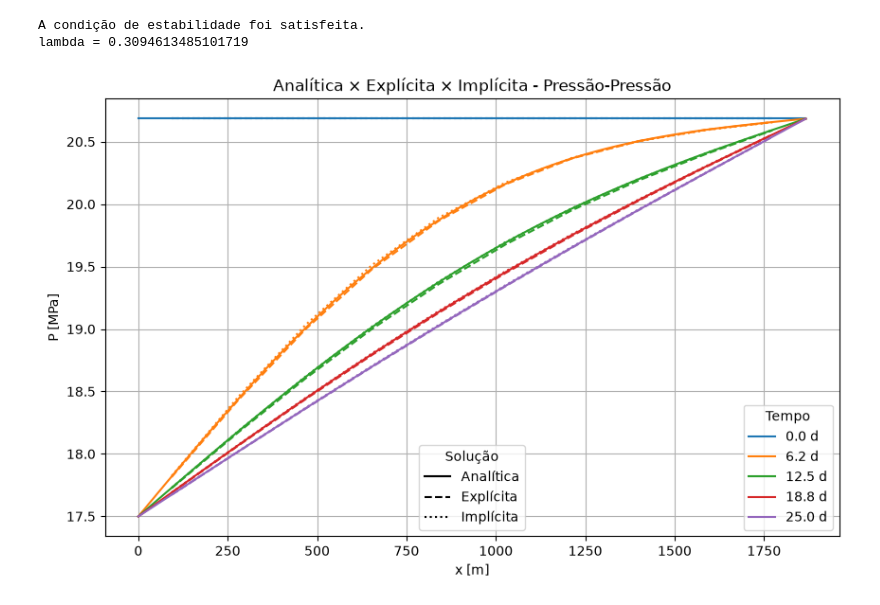
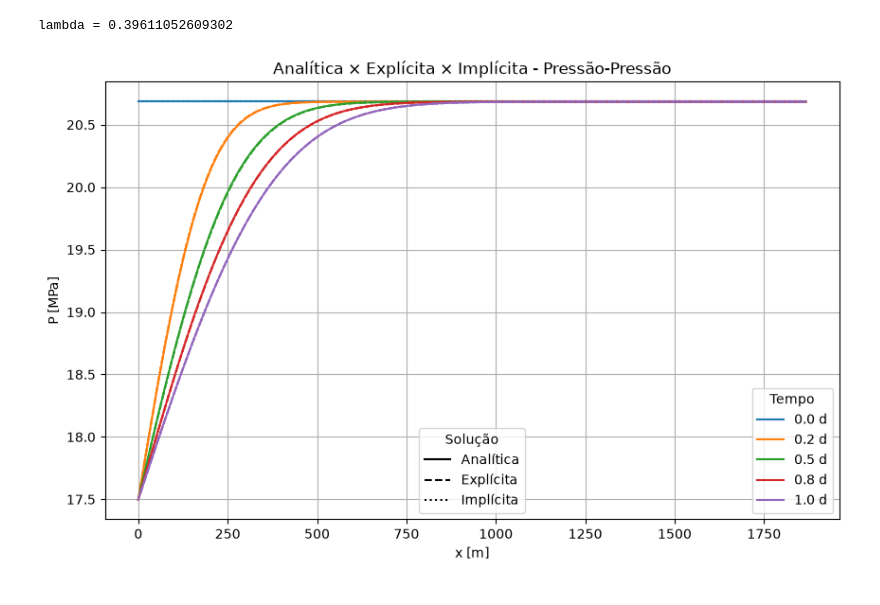
Before and after one commit to JoaoVassalo/SimRes, a Jupyter notebook: results/mdf.PP.ipynb, the cells around one changed output. Saved outputs shown, nothing was run; the diff lists cells and outputs as text; code cells hidden in the pictures.

```diff
--- a/results/mdf.PP.ipynb
+++ b/results/mdf.PP.ipynb
@@ -20,7 +20,7 @@ phi = 0.22
 ct = 3.046e-9
 mu = 1.0e-3
 
-t_d = 25                  # tempo final [dias]
+t_d = 1                  # tempo final [dias]
 t_final = t_d * 86400     # tempo final [s]
 
 n_modos = 100
@@ -36,8 +36,8 @@ x_an, t_an, X, T, P_an = linear_trans_1d_PP(p0, Pw, L, k, phi, ct, mu, t_final,
 
 # malha numérica
 
-nx = 10
-nt = 100
+nx = 160
+nt = 800
 
 
 # solução explícita
@@ -87,34 +87,33 @@ plt.xlabel("x [m]")
 plt.ylabel("P [MPa]")
 plt.title("Analítica × Explícita × Implícita - Pressão-Pressão")
 plt.grid()
 
 
 # legenda dos tempos
 
 linhas_tempo = []
 
 for tempo, cor in zip(tempos_escolhidos, cores):
 
     linha_tempo, = plt.plot([], [], color=cor, label=f"{tempo:.1f} d")
 
     linhas_tempo.append(linha_tempo)
 
 
 legenda_tempo = plt.legend(handles=linhas_tempo, title="Tempo", loc="lower right")
 
 plt.gca().add_artist(legenda_tempo)
 
 
 # legenda das soluções
 
 analitica, = plt.plot([], [], "k-", label="Analítica")
 explicita, = plt.plot([], [], "k--", label="Explícita")
 implicita, = plt.plot([], [], "k:", label="Implícita")
 
 plt.legend(handles=[analitica, explicita, implicita], title="Solução", loc="lower center")
-
+plt.savefig("comparacao_pressao_pressao.pdf", bbox_inches="tight")
 plt.show()
 # %% [output]
-A condição de estabilidade foi satisfeita.
-lambda = 0.3094613485101719
+lambda = 0.39611052609302
-[figure, old version]
+[figure, new version]
```
Also changed, not shown: 11 other files.
